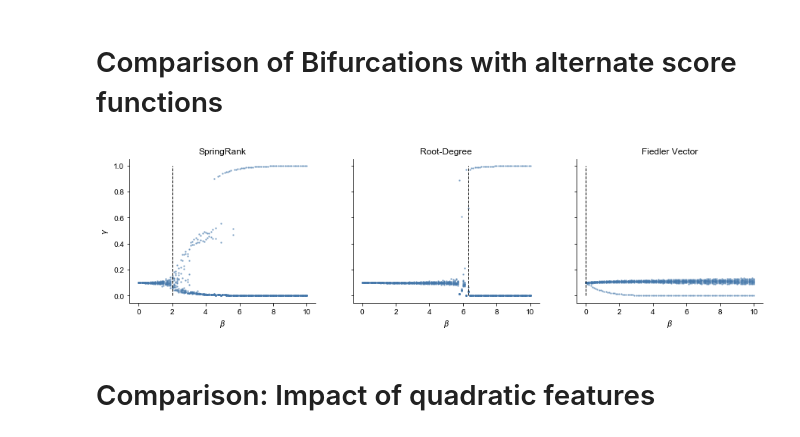
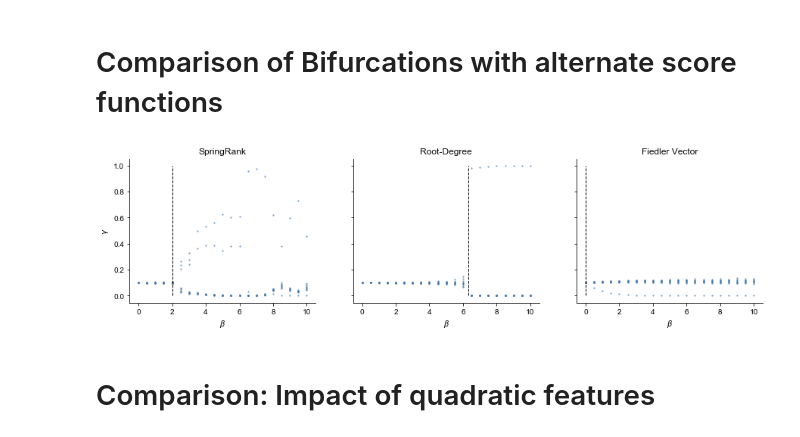
Before and after one commit to PhilChodrow/prestige_reinforcement, a Jupyter notebook: bifurcations.ipynb, the cells around one changed output. Drawn from its saved outputs; the diff is of its cells as text; code cells hidden in the pictures.

Commit message:
make the big figure

```diff
--- a/bifurcations.ipynb
+++ b/bifurcations.ipynb
@@ -214,0 +71,8 @@ cset_muted = ['#CC6677', '#332288', '#DDCC77', '#117733', '#88CCEE', '#882255',
+# %%
+df_SR = pd.concat((df_SR, df_SR.apply(compute_gamma, result_type = 'expand', axis = 1)), axis = 1)
+df_deg = pd.concat((df_deg, df_deg.apply(compute_gamma, result_type = 'expand', axis = 1)), axis = 1)
+df_EV = pd.concat((df_EV, df_EV.apply(compute_gamma, result_type = 'expand', axis = 1)), axis = 1)
+# %%
+# numerical issues on the degree score calculation
+ix = df_deg.gamma_1 > .9
+df_deg.stable[ix] = True
@@ -214,0 +84,13 @@ cset_muted = ['#CC6677', '#332288', '#DDCC77', '#117733', '#88CCEE', '#882255',
+# %%
+labels = ['SpringRank', 'Root-Degree', 'Eigenvector']
+dfs = [df_SR, df_deg, df_EV]
+instabilities = [2, 2*n**(1/2), n]
+scores = [
+    lambda A: homebrew_SpringRank_score(A.T),
+    lambda A: powered_degree_score(A, .5),
+    lambda A: eigenvector_score(A.T)
+]
+
+@jit(nopython=True)
+def linear_feature(s):
+    return(np.outer(np.ones(len(s)), s))
@@ -303,7 +263,7 @@ BETAS = np.linspace(1,3, b_grid)
 V = np.zeros((b_grid, n))
 
 M = model()
-M.set_score(score_function = lambda A: homebrew_SpringRank_score(A.T))
+M.set_score(score_function = lambda A: homebrew_SpringRank_score(A.T), alpha = .00001)
 M.set_features([linear_feature])
 
 for j in range(b_grid):
@@ -357,8 +317,8 @@ transition_predictions = {
     'Fiedler Vector': 0
 }
 # %%
-b_grid = 101
-
+b_grid = 21
+m_updates = 1
 n_rounds = 50000
 
 n = 10
@@ -398,35 +358,36 @@ for i in range(k):
         GAMMA = np.sort(GAMMA, axis = 2)
         V[j] = GAMMA[(-5000):(-1)].mean(axis = (0,1))
 
     if k == 1:
         ax = axarr
     else:
         ax = axarr[i]
 
     for j in range(V.shape[1]):
-        p = ax.scatter(BETAS[score_names[i]], V[:,j], color = cset[0], alpha = 0.5, s=2)
+        p = ax.scatter(BETAS[score_names[i]], V[:,j],
+                       color = cset[0], alpha = 0.5, s=2)
 
 #     p = ax.plot(BETAS[score_names[i]], V, color = 'grey', alpha = .5)
 
     v = ax.vlines(x = [transition_predictions[score_names[i]]],
                         ymin = 0,
                         ymax = 1,
                         linewidth = 1,
                         linestyle = 'dashed')
 
     t = ax.set_title(score_names[i])
 
     ax.spines['top'].set_visible(False)
     ax.spines['right'].set_visible(False)
 
     ax.set(xlabel = r'$\beta$')
 
     if i == 0:
         ax.set(ylabel = r'$\gamma$')
 
 plt.savefig('fig/phase_transitions_stochastic.png', bbox_inches = 'tight', dpi = 300)
 # %% [output]
-[figure, old version]
+[figure, new version]
 # %% [markdown]
 # Comparison: Impact of quadratic features
 # %%
```
Also changed, not shown: parts of 25 cells of this notebook, 6 other files.
